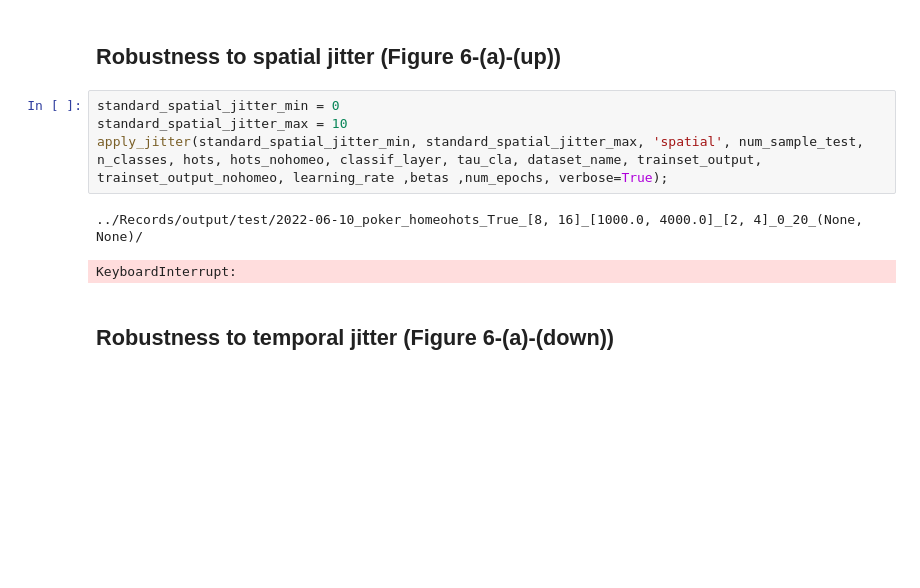
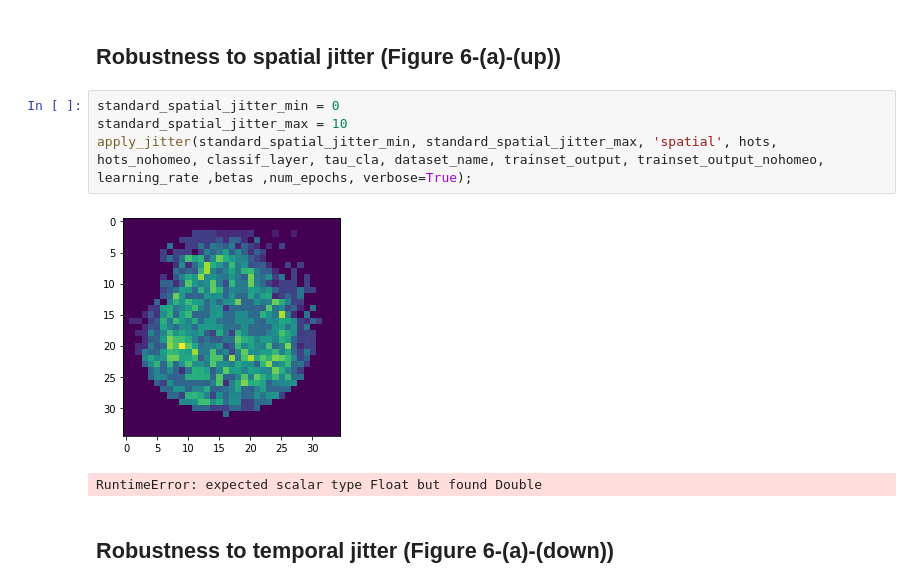
Before and after one commit to AntoineGrimaldi/hotsline, a Jupyter notebook: notebooks/RESULTS_PokerDVS.ipynb, the cells around one changed output. Saved outputs shown, nothing was run; the diff lists cells and outputs as text; blank space fills up the shorter version.

```diff
--- a/notebooks/RESULTS_PokerDVS.ipynb
+++ b/notebooks/RESULTS_PokerDVS.ipynb
@@ -133,10 +130,10 @@ last accuracy: 100.0%
 # %%
 standard_spatial_jitter_min = 0
 standard_spatial_jitter_max = 10
-apply_jitter(standard_spatial_jitter_min, standard_spatial_jitter_max, 'spatial', num_sample_test, n_classes, hots, hots_nohomeo, classif_layer, tau_cla, dataset_name, trainset_output, trainset_output_nohomeo, learning_rate ,betas ,num_epochs, verbose=True);
+apply_jitter(standard_spatial_jitter_min, standard_spatial_jitter_max, 'spatial', hots, hots_nohomeo, classif_layer, tau_cla, dataset_name, trainset_output, trainset_output_nohomeo, learning_rate ,betas ,num_epochs, verbose=True);
 # %% [output]
+[figure, added]
-../Records/output/test/2022-06-10_poker_homeohots_True_[8, 16]_[1000.0, 4000.0]_[2, 4]_0_20_(None, None)/
+RuntimeError: expected scalar type Float but found Double
-KeyboardInterrupt:
 # %% [markdown]
 ## Robustness to temporal jitter (Figure 6-(a)-(down))
 # %%
```
Also changed, not shown: parts of 3 cells of this notebook, 6 other files.
